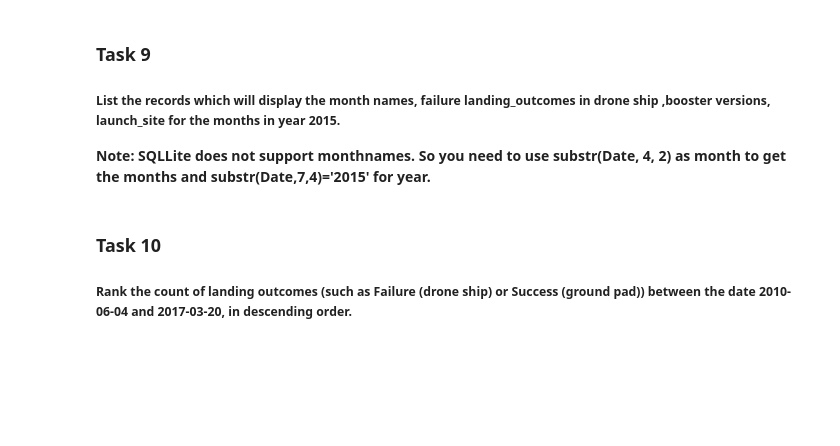
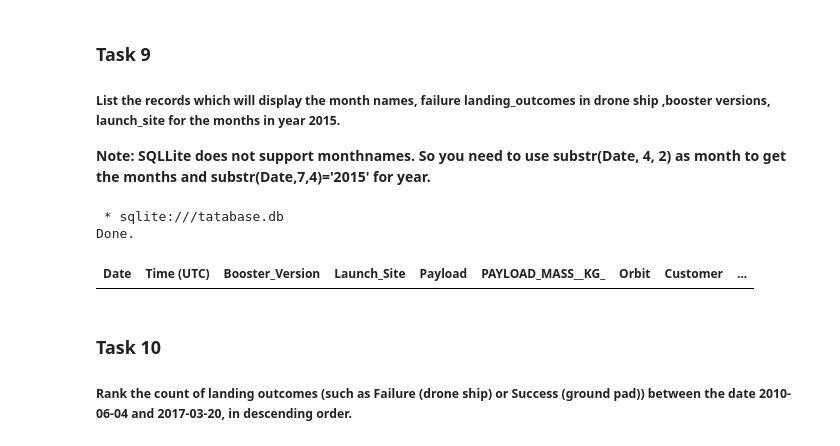
Before and after one commit to junmingtheo/mbi-a-d-s, a Jupyter notebook: jupyter_labs_eda_sql_coursera_sqllite.ipynb, the cells around one changed output. Saved outputs shown, nothing was run; the diff lists cells and outputs as text; code cells hidden in the pictures; blank space fills up the shorter version.

```diff
--- a/jupyter_labs_eda_sql_coursera_sqllite.ipynb
+++ b/jupyter_labs_eda_sql_coursera_sqllite.ipynb
@@ -129,6 +250,13 @@ _Hint:Use min function_
 ##### List the records which will display the month names, failure landing_outcomes in drone ship ,booster versions, launch_site for the months in year 2015.
 
 **Note: SQLLite does not support monthnames. So you need to use  substr(Date, 4, 2) as month to get the months and substr(Date,7,4)='2015' for year.**
+# %%
+
+query
+# %% [output]
+ * sqlite:///tatabase.db
+Done.
+| Date | Time (UTC) | Booster_Version | Launch_Site | Payload | PAYLOAD_MASS__KG_ | Orbit | Customer | ... |
 # %% [markdown]
 ### Task 10
 
```
Also changed, not shown: parts of 15 cells of this notebook.
